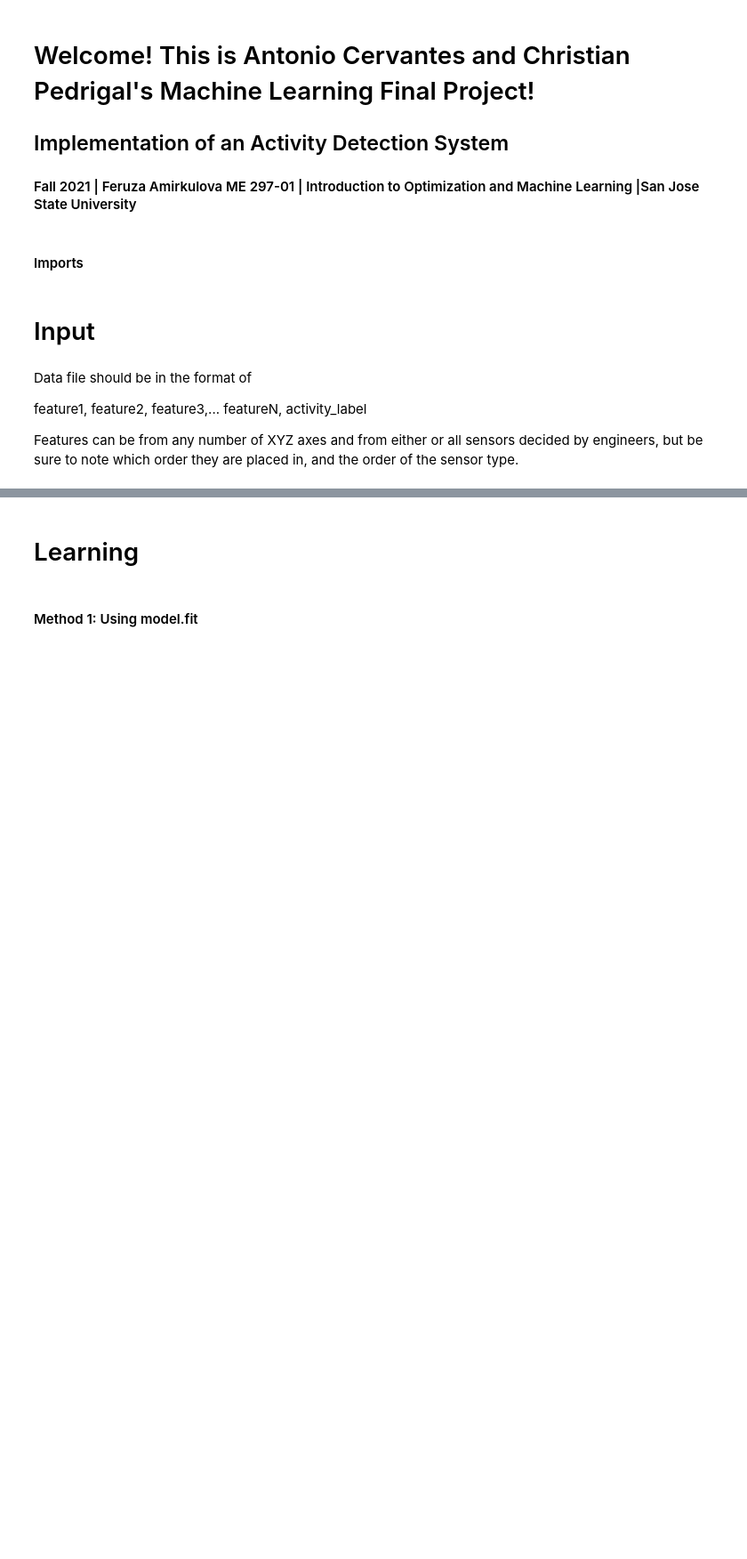
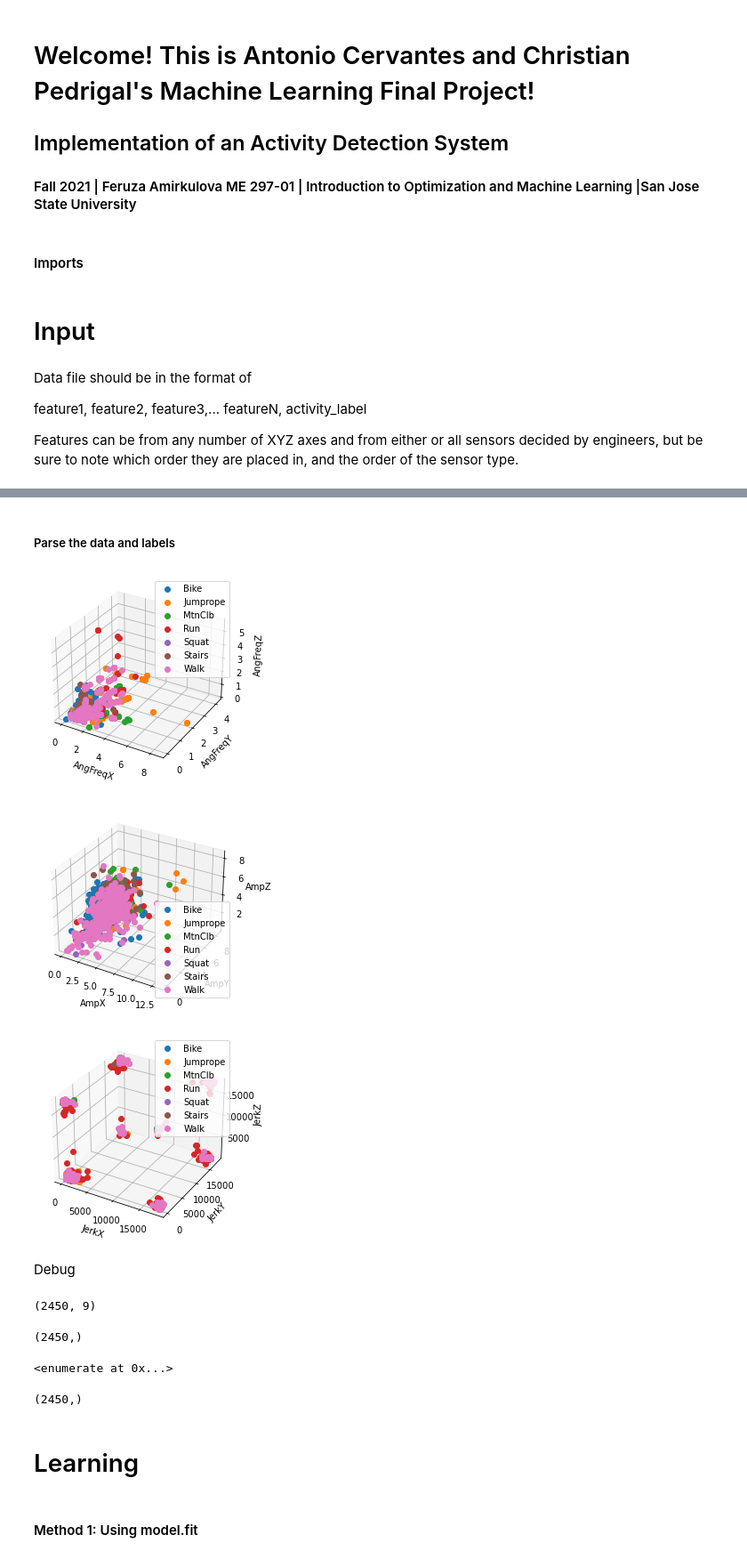
Before and after one commit to pedrigalchristian/Intro-To-Machine-Learning, a Jupyter notebook: model_v01.ipynb, the cells around one changed output, grey strips where cells are left out. Shown at 89% size. Cells and saved outputs as stored; diff of their text form; code cells hidden in the pictures; blank space fills up the shorter version.

Commit message:
Tested NN, added some visualization

```diff
--- a/model_v01.ipynb
+++ b/model_v01.ipynb
@@ -31,0 +34,3 @@ labels = dataset[:,PUT LABEL COLUMN NUMBER HERE]
+# %%
+datafile = read_csv(r'.\data\finalData20211202.csv', header=0)
+dataset = datafile.values
@@ -32,8 +57,85 @@ labels = dataset[:,PUT LABEL COLUMN NUMBER HERE]
+# %%
+feature_names = list(datafile.columns.values)
+# %% [markdown]
+##### Parse the data and labels
+# %%
+data = dataset[:,0:9].astype(float)
+labels = dataset[:,9]
 # %%
 # encode class values as integers
 encoder = LabelEncoder()
 encoder.fit(labels)
 encoded_labels = encoder.transform(labels)
+# %%
+from mpl_toolkits import mplot3d
+x = np.arange(1,len(labels)+1)
+
+# Angle Frequency
+fig = plt.figure()
+ax = plt.axes(projection='3d')
+ax.plot3D(dataset[0:357,0],dataset[0:357,1],dataset[0:357,2], linestyle='none', marker='o', label='Bike')
+ax.plot3D(dataset[358:741,0],dataset[358:741,1],dataset[358:741,2], linestyle='none', marker='o', label='Jumprope')
+ax.plot3D(dataset[742:952,0],dataset[742:952,1],dataset[742:952,2], linestyle='none', marker='o', label='MtnClb')
+ax.plot3D(dataset[953:1210,0],dataset[953:1210,1],dataset[953:1210,2], linestyle='none', marker='o', label='Run')
+ax.plot3D(dataset[1211:1469,0],dataset[1211:1469,1],dataset[1211:1469,2], linestyle='none', marker='o', label='Squat')
+ax.plot3D(dataset[1470:1561,0],dataset[1470:1561,1],dataset[1470:1561,2], linestyle='none', marker='o', label='Stairs')
+ax.plot3D(dataset[1562:2451,0],dataset[1562:2451,1],dataset[1562:2451,2], linestyle='none', marker='o', label='Walk')
+plt.legend()
+ax.set_xlabel(feature_names[0])
+ax.set_ylabel(feature_names[1])
+ax.set_zlabel(feature_names[2]);
+
+# Amplitude
+fig = plt.figure()
+ax = plt.axes(projection='3d')
+ax.plot3D(dataset[0:357,3],dataset[0:357,4],dataset[0:357,5], linestyle='none', marker='o', label='Bike')
+ax.plot3D(dataset[358:741,3],dataset[358:741,4],dataset[358:741,5], linestyle='none', marker='o', label='Jumprope')
+ax.plot3D(dataset[742:952,3],dataset[742:952,4],dataset[742:952,5], linestyle='none', marker='o', label='MtnClb')
+ax.plot3D(dataset[953:1210,3],dataset[953:1210,4],dataset[953:1210,5], linestyle='none', marker='o', label='Run')
+ax.plot3D(dataset[1211:1469,3],dataset[1211:1469,4],dataset[1211:1469,5], linestyle='none', marker='o', label='Squat')
+ax.plot3D(dataset[1470:1561,3],dataset[1470:1561,4],dataset[1470:1561,5], linestyle='none', marker='o', label='Stairs')
+ax.plot3D(dataset[1562:2451,3],dataset[1562:2451,4],dataset[1562:2451,5], linestyle='none', marker='o', label='Walk')
+plt.legend()
+ax.set_xlabel(feature_names[3])
+ax.set_ylabel(feature_names[4])
+ax.set_zlabel(feature_names[5]);
+
+# Jerk
+fig = plt.figure()
+ax = plt.axes(projection='3d')
+ax.plot3D(dataset[0:357,6],dataset[0:357,7],dataset[0:357,8], linestyle='none', marker='o', label='Bike')
+ax.plot3D(dataset[358:741,6],dataset[358:741,7],dataset[358:741,8], linestyle='none', marker='o', label='Jumprope')
+ax.plot3D(dataset[742:952,6],dataset[742:952,7],dataset[742:952,8], linestyle='none', marker='o', label='MtnClb')
+ax.plot3D(dataset[953:1210,6],dataset[953:1210,7],dataset[953:1210,8], linestyle='none', marker='o', label='Run')
+ax.plot3D(dataset[1211:1469,6],dataset[1211:1469,7],dataset[1211:1469,8], linestyle='none', marker='o', label='Squat')
+ax.plot3D(dataset[1470:1561,6],dataset[1470:1561,7],dataset[1470:1561,8], linestyle='none', marker='o', label='Stairs')
+ax.plot3D(dataset[1562:2451,6],dataset[1562:2451,7],dataset[1562:2451,8], linestyle='none', marker='o', label='Walk')
+plt.legend()
+ax.set_xlabel(feature_names[6])
+ax.set_ylabel(feature_names[7])
+ax.set_zlabel(feature_names[8]);
+# %% [output]
+[figure, added]
+[figure, added]
+[figure, added]
+# %% [markdown]
+Debug
+# %%
+data.shape
+# %% [output]
+(2450, 9)
+# %%
+labels.shape
+# %% [output]
+(2450,)
+# %%
+enumerate(labels)
+# %% [output]
+<enumerate at 0x...>
+# %%
+encoded_labels.shape
+# %% [output]
+(2450,)
 # %% [markdown]
 # Learning
 # %% [markdown]
```
Also changed, not shown: parts of 15 cells of this notebook.
